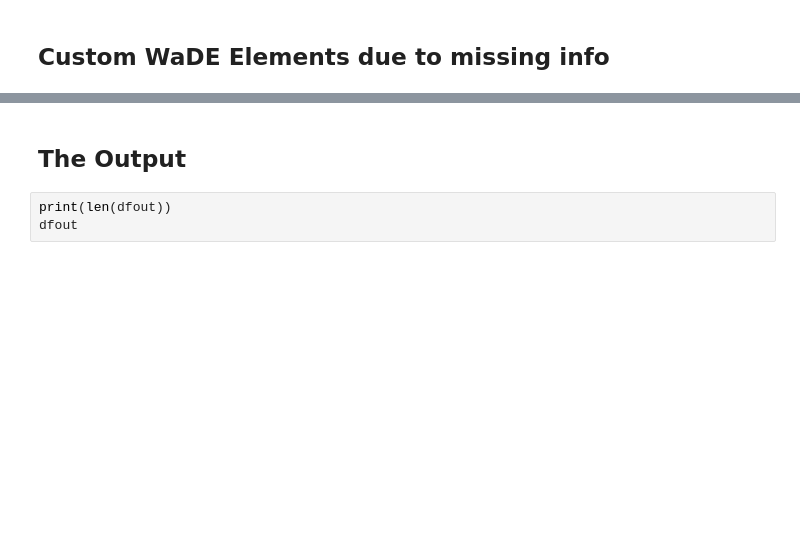
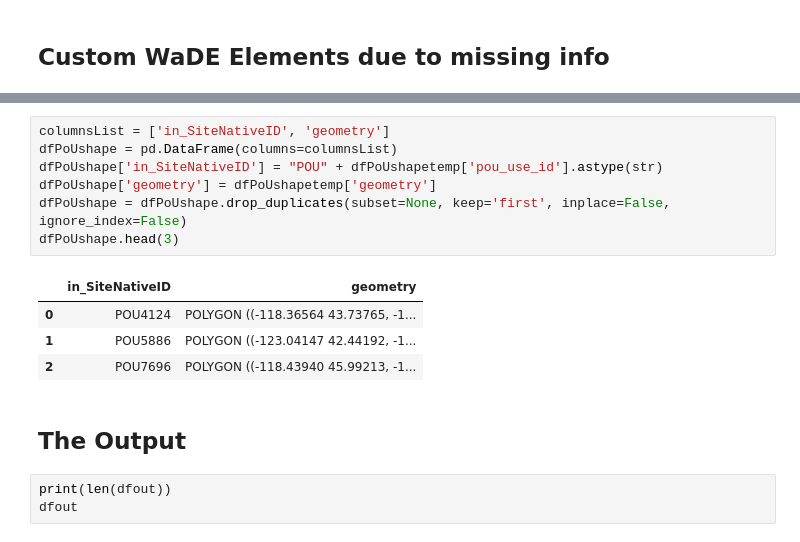
Before and after one commit to WSWCWaterDataExchange/MappingStatesDataToWaDE2.0, a Jupyter notebook: Oregon/WaterAllocation/0_PreProcessOregonAllocationData.ipynb, the cells around one changed output, grey strips where cells are left out. Saved outputs shown, nothing was run; the diff lists cells and outputs as text; blank space fills up the shorter version.

```diff
--- a/Oregon/WaterAllocation/0_PreProcessOregonAllocationData.ipynb
+++ b/Oregon/WaterAllocation/0_PreProcessOregonAllocationData.ipynb
@@ -477,3 +554,15 @@ dfout
+# %%
+columnsList = ['in_SiteNativeID', 'geometry']
+dfPoUshape = pd.DataFrame(columns=columnsList)
+dfPoUshape['in_SiteNativeID'] = "POU" + dfPoUshapetemp['pou_use_id'].astype(str)
+dfPoUshape['geometry'] = dfPoUshapetemp['geometry']
+dfPoUshape = dfPoUshape.drop_duplicates(subset=None, keep='first', inplace=False, ignore_index=False)
+dfPoUshape.head(3)
+# %% [output]
+|  | in_SiteNativeID | geometry |
+| 0 | POU4124 | POLYGON ((-118.36564 43.73765, -1... |
+| 1 | POU5886 | POLYGON ((-123.04147 42.44192, -1... |
+| 2 | POU7696 | POLYGON ((-118.43940 45.99213, -1... |
 # %% [markdown]
 ## The Output
 # %%
```
Also changed, not shown: parts of 11 cells of this notebook, 27 other files.
